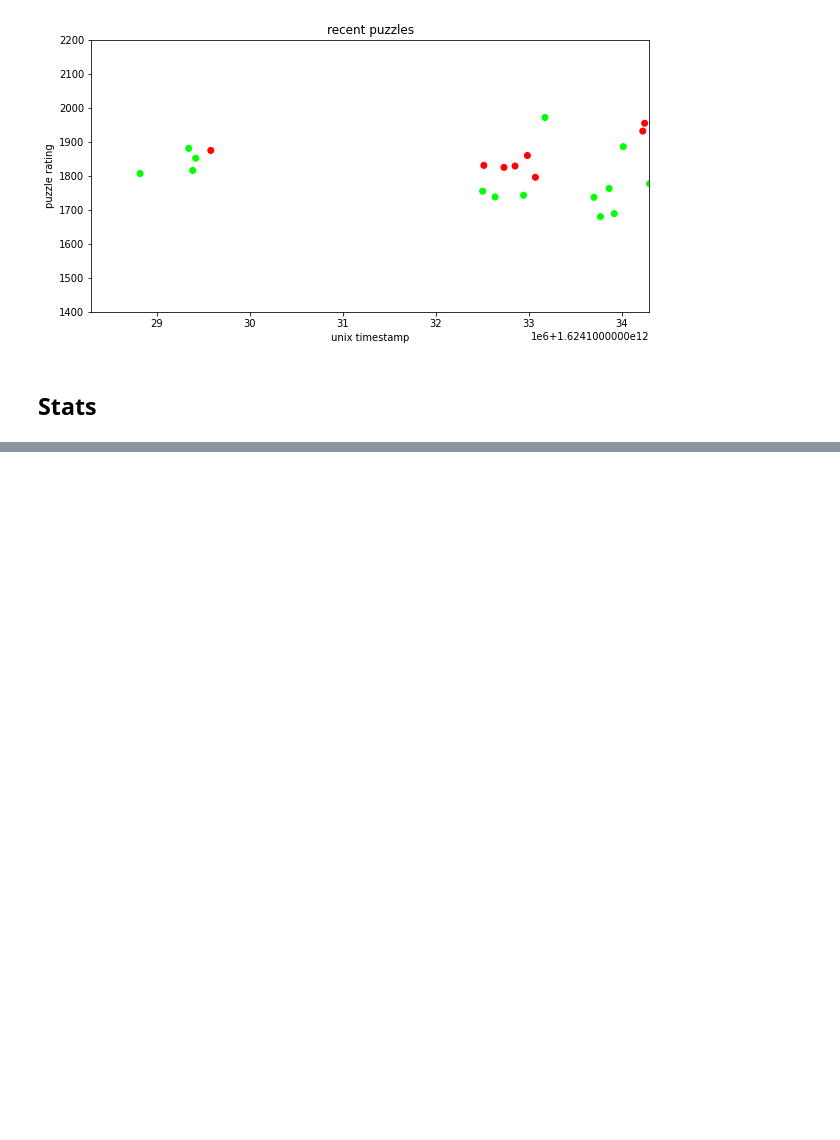
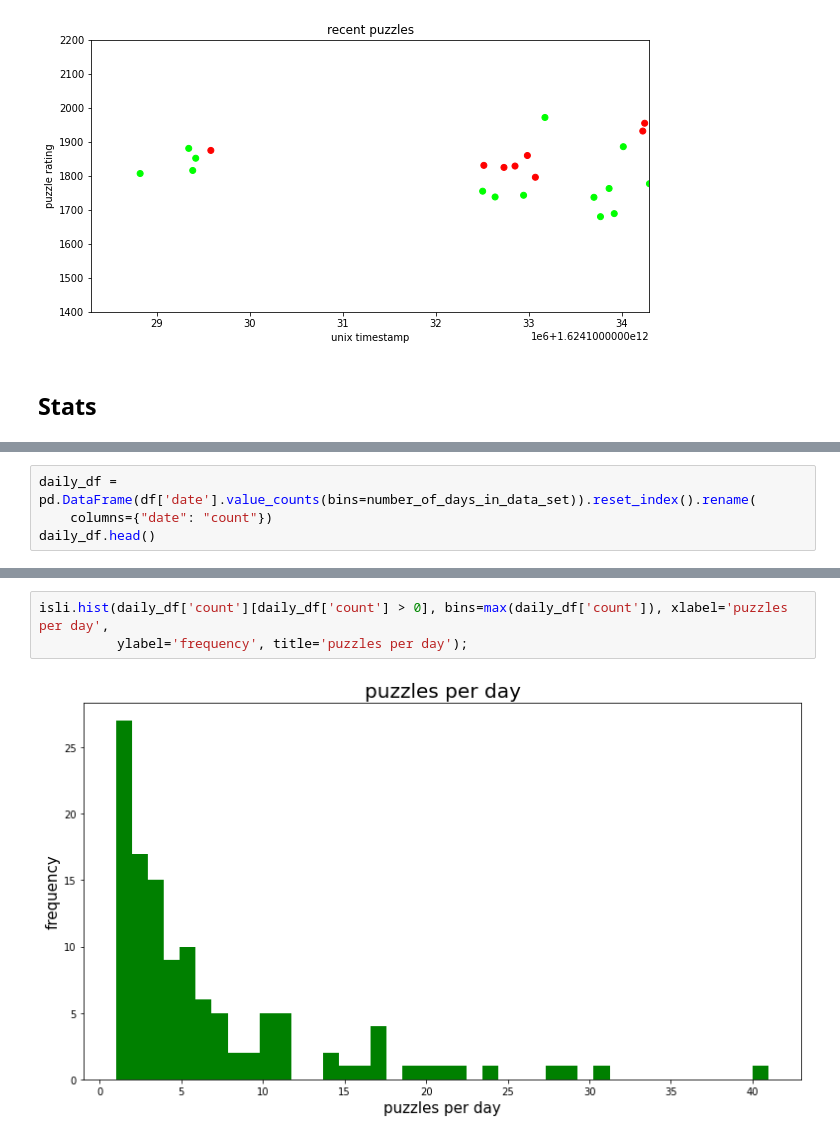
Before and after one commit to Mitchellpkt/lichess-data-viz, a Jupyter notebook: analysis.ipynb, the cells around one changed output, grey strips where cells are left out. Drawn from its saved outputs; the diff is of its cells as text; blank space fills up the shorter version.

```diff
--- a/analysis.ipynb
+++ b/analysis.ipynb
@@ -95,0 +80,4 @@ Name: date, Length: 2668, dtype: int64
+# %%
+daily_df = pd.DataFrame(df['date'].value_counts(bins=number_of_days_in_data_set)).reset_index().rename(
+    columns={"date": "count"})
+daily_df.head()
@@ -95,0 +91,5 @@ Name: date, Length: 2668, dtype: int64
+# %%
+isli.hist(daily_df['count'][daily_df['count'] > 0], bins=max(daily_df['count']), xlabel='puzzles per day',
+          ylabel='frequency', title='puzzles per day');
+# %% [output]
+[figure, added]
```
Also changed, not shown: parts of 9 cells of this notebook.
